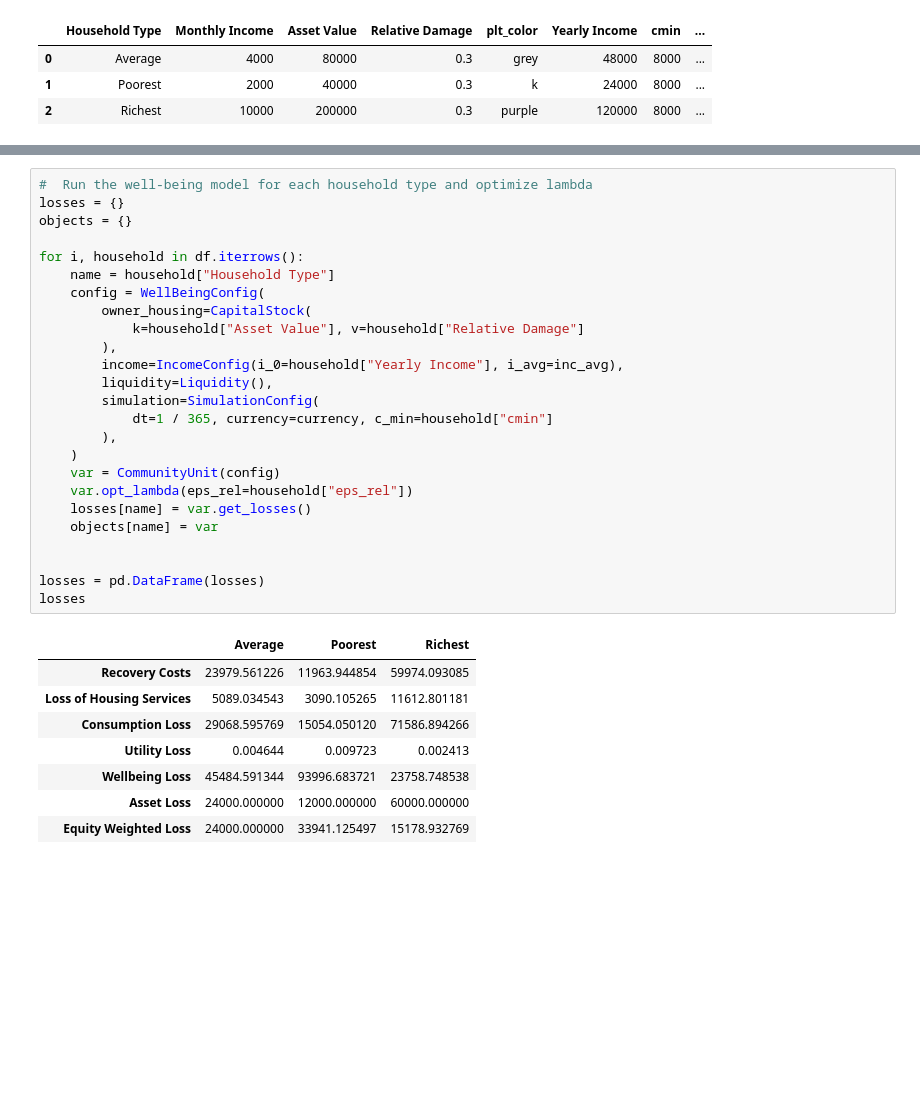
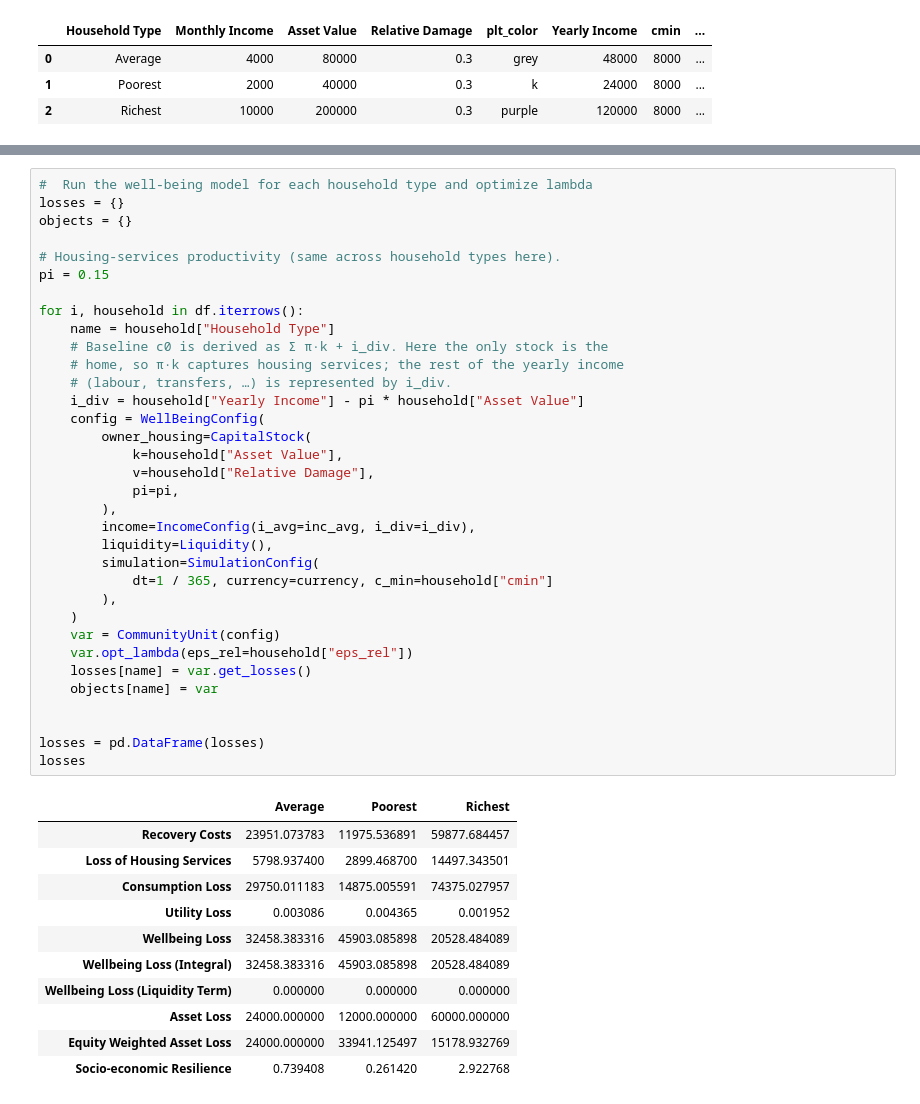
Before and after one commit to Deltares/fiat_toolbox, a Jupyter notebook: examples/well_being/3_well_being_simple_example.ipynb, the cells around one changed output, grey strips where cells are left out. Saved outputs shown, nothing was run; the diff lists cells and outputs as text; blank space fills up the shorter version.

```diff
--- a/examples/well_being/3_well_being_simple_example.ipynb
+++ b/examples/well_being/3_well_being_simple_example.ipynb
@@ -59,37 +59,49 @@ plt.show()
 # %%
 #  Run the well-being model for each household type and optimize lambda
 losses = {}
 objects = {}
 
+# Housing-services productivity (same across household types here).
+pi = 0.15
+
 for i, household in df.iterrows():
     name = household["Household Type"]
+    # Baseline c0 is derived as Σ π·k + i_div. Here the only stock is the
+    # home, so π·k captures housing services; the rest of the yearly income
+    # (labour, transfers, …) is represented by i_div.
+    i_div = household["Yearly Income"] - pi * household["Asset Value"]
     config = WellBeingConfig(
         owner_housing=CapitalStock(
-            k=household["Asset Value"], v=household["Relative Damage"]
+            k=household["Asset Value"],
+            v=household["Relative Damage"],
+            pi=pi,
         ),
-        income=IncomeConfig(i_0=household["Yearly Income"], i_avg=inc_avg),
+        income=IncomeConfig(i_avg=inc_avg, i_div=i_div),
         liquidity=Liquidity(),
         simulation=SimulationConfig(
             dt=1 / 365, currency=currency, c_min=household["cmin"]
         ),
     )
     var = CommunityUnit(config)
     var.opt_lambda(eps_rel=household["eps_rel"])
     losses[name] = var.get_losses()
     objects[name] = var
 
 
 losses = pd.DataFrame(losses)
 losses
 # %% [output]
 |  | Average | Poorest | Richest |
-| Recovery Costs | 23979.561226 | 11963.944854 | 59974.093085 |
-| Loss of Housing Services | 5089.034543 | 3090.105265 | 11612.801181 |
-| Consumption Loss | 29068.595769 | 15054.050120 | 71586.894266 |
-| Utility Loss | 0.004644 | 0.009723 | 0.002413 |
-| Wellbeing Loss | 45484.591344 | 93996.683721 | 23758.748538 |
+| Recovery Costs | 23951.073783 | 11975.536891 | 59877.684457 |
+| Loss of Housing Services | 5798.937400 | 2899.468700 | 14497.343501 |
+| Consumption Loss | 29750.011183 | 14875.005591 | 74375.027957 |
+| Utility Loss | 0.003086 | 0.004365 | 0.001952 |
+| Wellbeing Loss | 32458.383316 | 45903.085898 | 20528.484089 |
+| Wellbeing Loss (Integral) | 32458.383316 | 45903.085898 | 20528.484089 |
+| Wellbeing Loss (Liquidity Term) | 0.000000 | 0.000000 | 0.000000 |
 | Asset Loss | 24000.000000 | 12000.000000 | 60000.000000 |
-| Equity Weighted Loss | 24000.000000 | 33941.125497 | 15178.932769 |
+| Equity Weighted Asset Loss | 24000.000000 | 33941.125497 | 15178.932769 |
+| Socio-economic Resilience | 0.739408 | 0.261420 | 2.922768 |
 # %%
 # Check how the lambda optimization works for each household type
 fig, axes = plt.subplots(2, 2, figsize=(10, 8), sharex="col", sharey="row")
```
Also changed, not shown: parts of 6 cells of this notebook, 11 other files.
